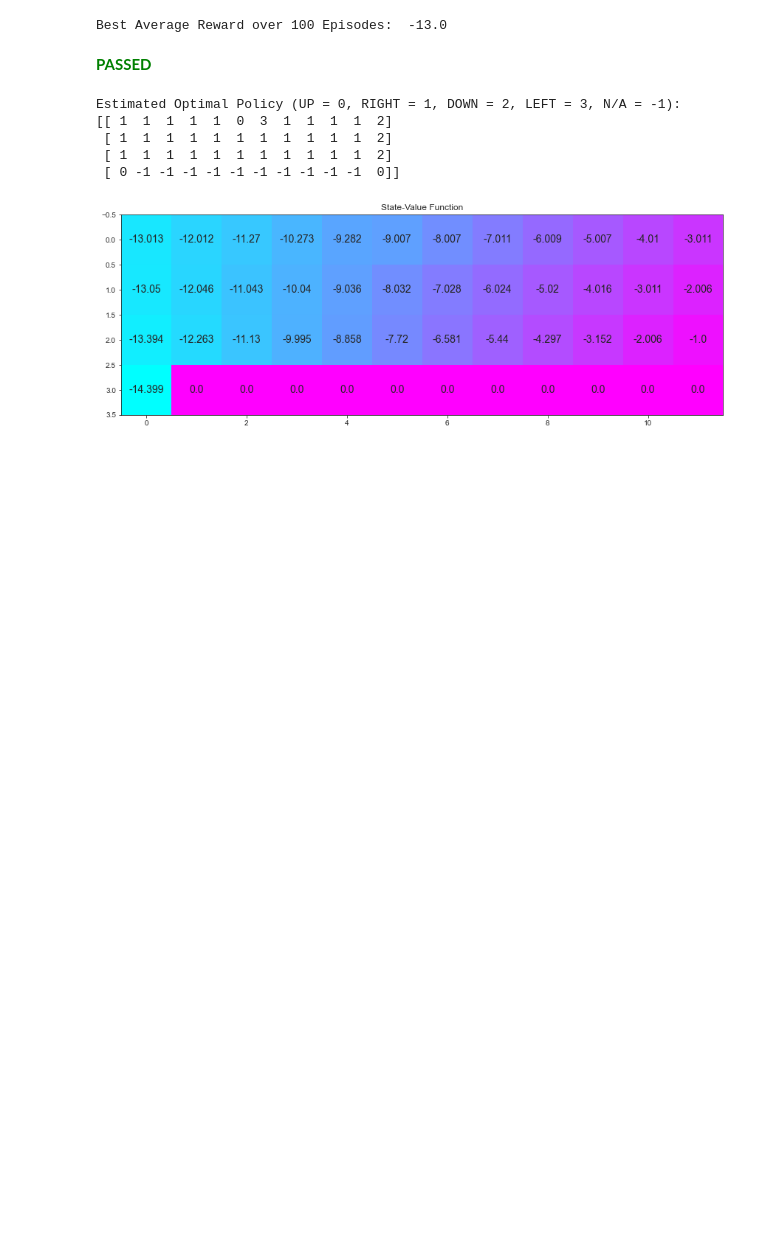
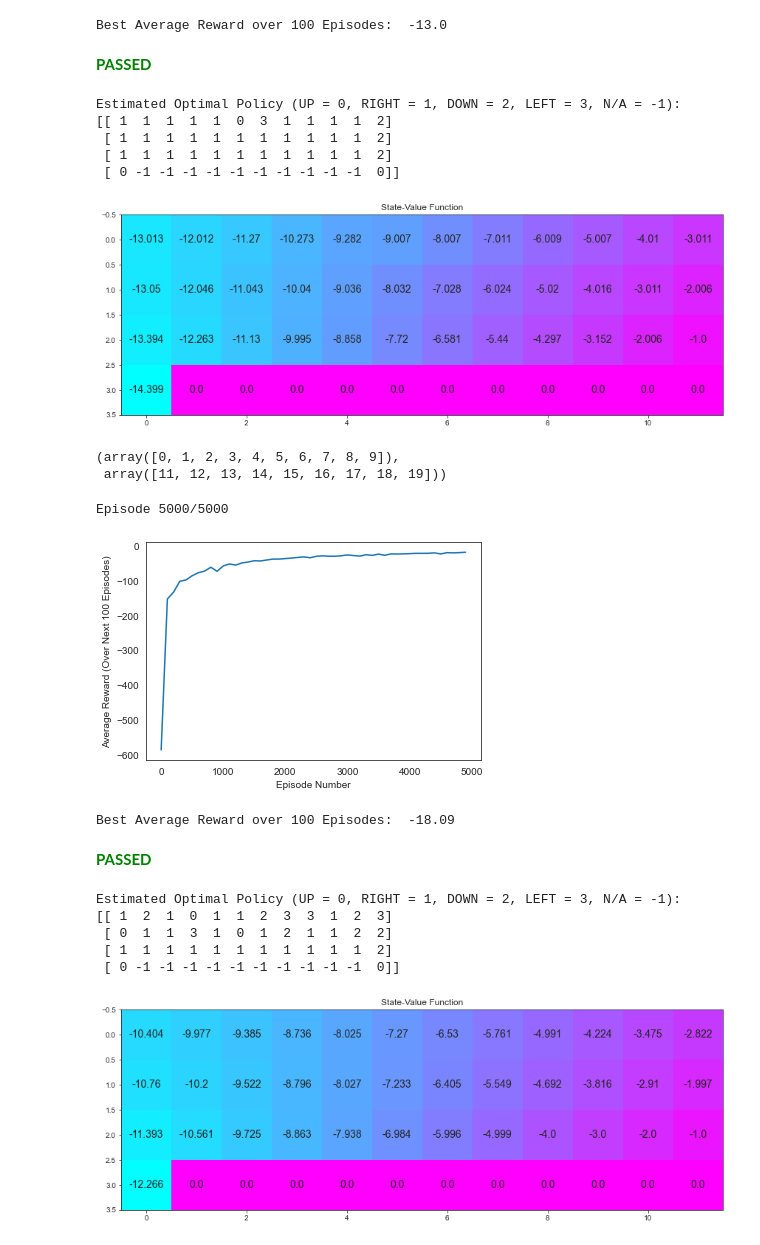
Before and after one commit to amcumber/udacity-rl-notebooks, a Jupyter notebook: temporal-difference/Temporal_Difference.ipynb, the cells around one changed output. Saved outputs shown, nothing was run; the diff lists cells and outputs as text; code cells hidden in the pictures; blank space fills up the shorter version.

```diff
--- a/temporal-difference/Temporal_Difference.ipynb
+++ b/temporal-difference/Temporal_Difference.ipynb
@@ -453,3 +453,8 @@ Estimated Optimal Policy (UP = 0, RIGHT = 1, DOWN = 2, LEFT = 3, N/A = -1):
  [ 1  1  1  1  1  1  1  1  1  1  1  2]
  [ 0 -1 -1 -1 -1 -1 -1 -1 -1 -1 -1  0]]
 [figure]
+# %%
+np.arange(10), np.arange(11, 20)
+# %% [output]
+(array([0, 1, 2, 3, 4, 5, 6, 7, 8, 9]),
+ array([11, 12, 13, 14, 15, 16, 17, 18, 19]))
@@ -455,0 +582,29 @@ Estimated Optimal Policy (UP = 0, RIGHT = 1, DOWN = 2, LEFT = 3, N/A = -1):
+# %%
+# obtain the estimated optimal policy and corresponding action-value function
+Q_doublemax, Q2_doublemax = double_q_learning(env, 5000, .01)
+
+# print the estimated optimal policy
+policy_sarsamax = np.array([np.argmax(Q_doublemax[key])
+                            if key in Q_doublemax
+                            else -1
+                            for key in np.arange(48)]).reshape((4,12))
+check_test.run_check('td_control_check', policy_sarsamax)
+print("\nEstimated Optimal Policy (UP = 0, RIGHT = 1, DOWN = 2, LEFT = 3, N/A = -1):")
+print(policy_sarsamax)
+
+# plot the estimated optimal state-value function
+plot_values([np.max(Q_doublemax[key])
+             if key in Q_doublemax
+             else 0 for
+             key in np.arange(48)])
+# %% [output]
+Episode 5000/5000
+[figure, added]
+Best Average Reward over 100 Episodes:  -18.09
+**<span style="color: green;">PASSED</span>**
+Estimated Optimal Policy (UP = 0, RIGHT = 1, DOWN = 2, LEFT = 3, N/A = -1):
+[[ 1  2  1  0  1  1  2  3  3  1  2  3]
+ [ 0  1  1  3  1  0  1  2  1  1  2  2]
+ [ 1  1  1  1  1  1  1  1  1  1  1  2]
+ [ 0 -1 -1 -1 -1 -1 -1 -1 -1 -1 -1  0]]
+[figure, added]
```
Also changed, not shown: parts of 2 cells of this notebook, 2 other files.
